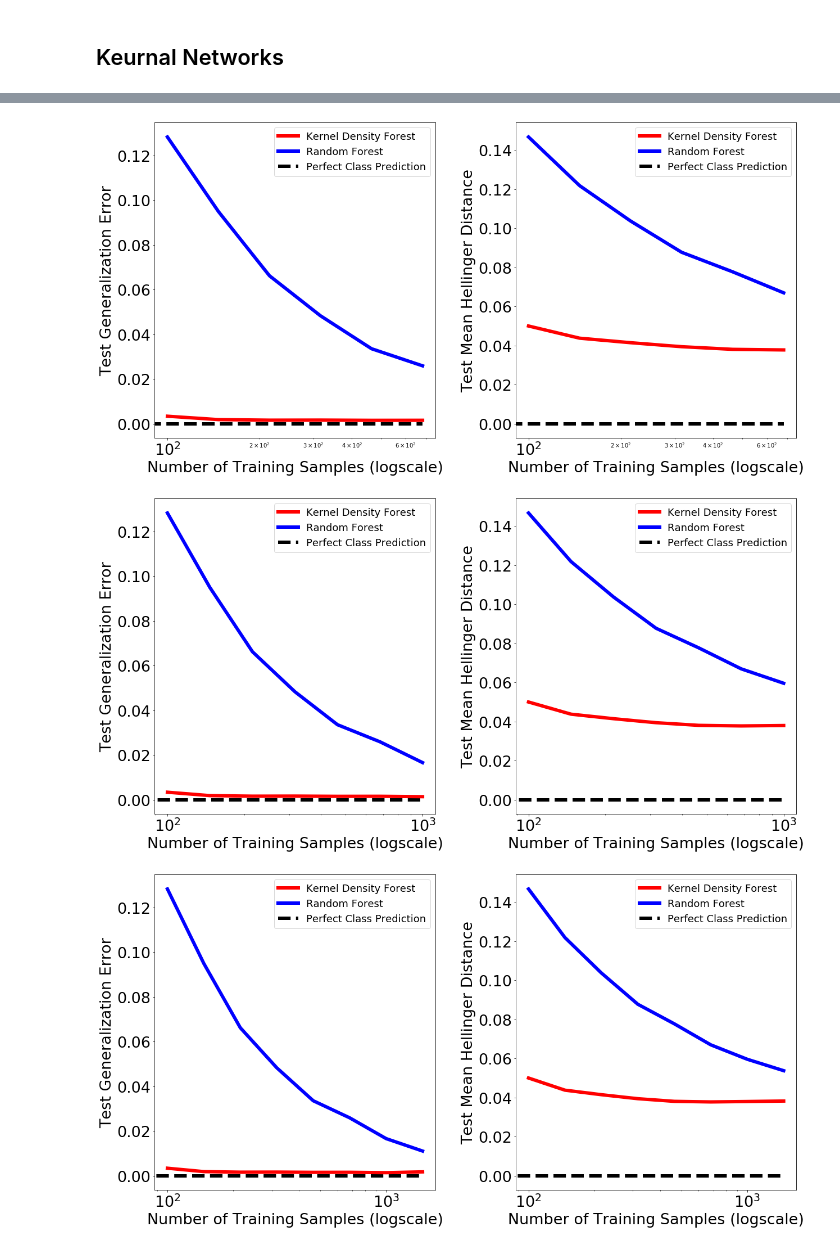
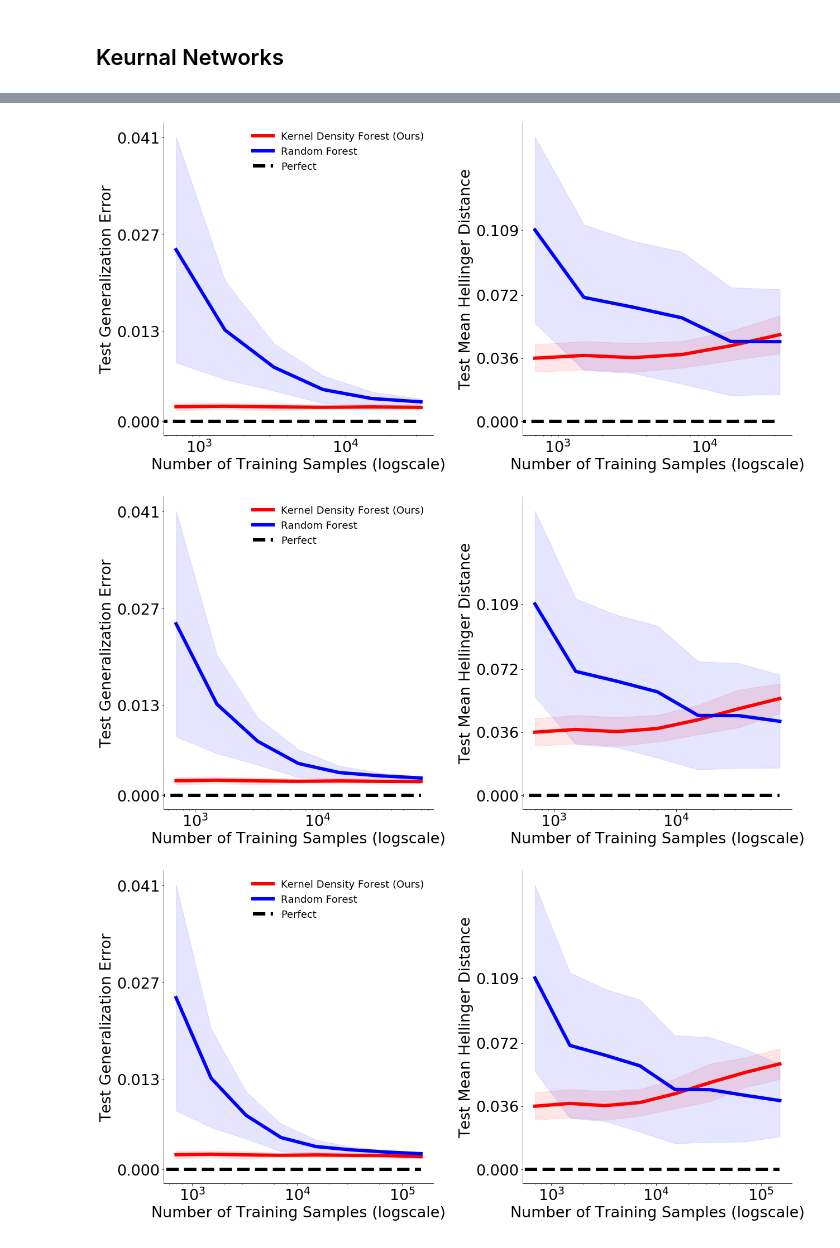
Before and after one commit to neurodata/kdg_will, a Jupyter notebook: notebooks/KDF.ipynb, the cells around one changed output, grey strips where cells are left out. Cells and saved outputs as stored; diff of their text form; code cells hidden in the pictures.

```diff
--- a/notebooks/KDF.ipynb
+++ b/notebooks/KDF.ipynb
@@ -34,14 +34,14 @@ num_trials = 500
 ## Keurnal Networks
 # %%
 def train_AKN(X, y):
-    X_transform, X, y_transform, y = train_test_split(X, y, test_size = .75)
+    X_transform, X, y_transform, y = train_test_split(X, y, test_size = .9)
     #X_transform, y_transform = X, y
     rfc = RandomForestClassifier(n_estimators = n_estimators,
                                    max_depth = max_depth)
 
     rfc.fit(X, y)
 
-    predicted_leaf_ids_across_trees = [keras.utils.to_categorical(np.unique(tree.apply(X), return_inverse = True)[1]) for tree_idx, tree in enumerate(rfc.estimators_)]
+    predicted_leaf_ids_across_trees = [np.unique(tree.apply(X), return_inverse = True)[1] for tree_idx, tree in enumerate(rfc.estimators_)]
 
     return KDG().fit(X, y, predicted_leaf_ids_across_trees)
 # %%
@@ -56,8 +56,8 @@ def generate_gaussian_parity(n):
     np.random.shuffle(random_indices_order)
     return X[random_indices_order], np.array(y[random_indices_order]).astype('int')
 # %%
-xx, yy = np.meshgrid(np.arange(-2, 2, 4 / 100),
-                      np.arange(-2, 2, 4 / 100))
+xx, yy = np.meshgrid(np.arange(-3, 3, 6 / 100),
+                      np.arange(-3, 3, 6 / 100))
 
 def pdf(x):
     mu01, mu02, mu11, mu12 = [[-1, -1], [1, 1], [-1, 1], [1, -1]]
@@ -84,11 +84,10 @@ def hellinger_explicit(p, q):
     """
     return np.mean(np.sqrt(np.sum((np.sqrt(p) - np.sqrt(q)) ** 2, axis = 1)) / np.sqrt(2))
 # %%
-X, y = generate_gaussian_parity(n = int(1e5))
-X_test, y_test = generate_gaussian_parity(n = 1000)
+X, y = generate_gaussian_parity(n = int(1e6))
 # %%
 def get_network_y_proba(X, y, n, X_test):
-    random_indices = np.random.choice(len(X), int(n))
+    random_indices = np.random.choice(len(X), int(n), replace = False)
     X, y = X[random_indices], y[random_indices]
     rfc = RandomForestClassifier(n_estimators = n_estimators,
                                    max_depth = max_depth)
@@ -98,7 +97,7 @@ def get_network_y_proba(X, y, n, X_test):
 
 
 def get_KDE_y_proba(X, y, n, X_test):
-    random_indices = np.random.choice(len(X), int(n))
+    random_indices = np.random.choice(len(X), int(n), replace = False)
     X, y = X[random_indices], y[random_indices]
     kdg = train_AKN(X, y)
     y_proba_unnormalized = kdg.predict_proba(X_test, pooling = "class")
@@ -132,7 +131,7 @@ network_brier_means = []
 
 KDE_brier_stds = []
 network_brier_stds = []
-n_ra = np.logspace(2, 3.5, num = 10, base = 10)
+n_ra = np.logspace(3, np.log10(len(X)), num = 10, base = 10) * 0.7
 ticks = np.arange(np.min(n_ra), np.max(n_ra), step = int((np.max(n_ra) - np.min(n_ra)) // 4))
 ticks_ra = np.array([int(str(tick)[:1]) * 10 ** int(np.log10(tick)) for tick in ticks])
 for n in tqdm(n_ra):
@@ -141,7 +140,7 @@ for n in tqdm(n_ra):
     KDE_briers_across_trials = []
     network_briers_across_trials = []
     for trial_idx in tqdm(range(num_trials)):
-        X_train, X_test, y_train, y_test = train_test_split(X, y, test_size = 1 / num_trials)
+        X_train, X_test, y_train, y_test = train_test_split(X, y)
         KDE_y_proba = get_KDE_y_proba(X_train, y_train, n, X_test)
         network_y_proba = get_network_y_proba(X, y, n, X_test)
 
@@ -154,29 +153,62 @@ for n in tqdm(n_ra):
     KDE_acc_means.append(clipped_mean(KDE_accs_across_trials))
     network_acc_means.append(clipped_mean(network_accs_across_trials))
 
-    KDE_brier_means.append(clipped_mean(KDE_briers_across_trials, low = 0, high = 25))
-    network_brier_means.append(clipped_mean(network_briers_across_trials, low = 0, high = 25))
+    KDE_brier_means.append(clipped_mean(KDE_briers_across_trials))
+    network_brier_means.append(clipped_mean(network_briers_across_trials))
+
+    KDE_acc_stds.append(np.std(KDE_accs_across_trials))
+    network_acc_stds.append(np.std(network_accs_across_trials))
+
+    KDE_brier_stds.append(np.std(KDE_briers_across_trials))
+    network_brier_stds.append(np.std(network_briers_across_trials))
 
     figs, ax = plt.subplots(1, 2, figsize = (18, 9))
     figs.set_facecolor("white")
 
     ax[0].tick_params(axis='both', which='major', labelsize=27)
-    ax[0].plot(n_ra[:len(KDE_acc_means)] , 1 - np.array(KDE_acc_means), label = "Kernel Density Forest", c = "red")
+    ax[0].plot(n_ra[:len(KDE_acc_means)] , 1 - np.array(KDE_acc_means), label = "Kernel Density Forest (Ours)", c = "red")
     ax[0].plot(n_ra[:len(KDE_acc_means)], 1 - np.array(network_acc_means), label = "Random Forest", c = "blue")
-    ax[0].hlines(0.0, 0, n_ra[len(KDE_acc_means) - 1], linestyle = "dashed", label = "Perfect Class Prediction", color = "black")
-    ax[0].legend(fontsize = 18, loc = "upper right")
+    ax[0].hlines(0.0, 0, n_ra[len(KDE_acc_means) - 1], linestyle = "dashed", label = "Perfect", color = "black")
+    ax[0].legend(fontsize = 18, loc = "upper right", frameon = False)
     ax[0].set_xlabel("Number of Training Samples (logscale)", fontsize = 27)
     ax[0].set_ylabel("Test Generalization Error", fontsize = 27)
     ax[0].set_xscale("log")
+    ax[0].fill_between(n_ra[:len(KDE_acc_means)],
+                   1 - np.array(KDE_acc_means) - np.array(KDE_acc_stds),
+                   1 - np.array(KDE_acc_means) + np.array(KDE_acc_stds),
+                   alpha = .1,
+                   color = "red")
+    ax[0].fill_between(n_ra[:len(KDE_acc_means)],
+                   1 - np.array(network_acc_means) - np.array(network_acc_stds),
+                   1 - np.array(network_acc_means) + np.array(network_acc_stds),
+                   alpha = .1,
+                   color = "blue")
+    yticks_range = np.arange(0, 1 - network_acc_means[0] + network_acc_stds[0], (1 - network_acc_means[0] + network_acc_stds[0]) / 100)
+    ax[0].set_yticks([round(np.percentile(yticks_range, p), 3) for p in [0, 33, 66, 100]])
+    for side in {"right", "top"}:
+            ax[0].spines[side].set_visible(False)
 
     ax[1].tick_params(axis='both', which='major', labelsize=27)
-    ax[1].plot(n_ra[:len(KDE_acc_means)] , KDE_brier_means, label = "Kernel Density Forest", c = "red")
-    ax[1].plot(n_ra[:len(KDE_acc_means)], network_brier_means, label = "Random Forest", c = "blue")
-    ax[1].hlines(0.0, 0, n_ra[len(KDE_acc_means) - 1], linestyle = "dashed", label = "Perfect Class Prediction", color = "black")
-    ax[1].legend(fontsize = 18, loc = "upper right")
+    ax[1].plot(n_ra[:len(KDE_acc_means)] , KDE_brier_means, c = "red")
+    ax[1].plot(n_ra[:len(KDE_acc_means)], network_brier_means, c = "blue")
+    ax[1].hlines(0.0, 0, n_ra[len(KDE_acc_means) - 1], linestyle = "dashed", color = "black")
     ax[1].set_xlabel("Number of Training Samples (logscale)", fontsize = 27)
     ax[1].set_ylabel("Test Mean Hellinger Distance", fontsize = 27)
     ax[1].set_xscale("log")
+    ax[1].fill_between(n_ra[:len(KDE_brier_means)],
+               np.array(KDE_brier_means) - np.array(KDE_brier_stds),
+               np.array(KDE_brier_means) + np.array(KDE_brier_stds),
+               alpha = .1,
+               color = "red")
+    ax[1].fill_between(n_ra[:len(KDE_brier_means)],
+                   np.array(network_brier_means) - np.array(network_brier_stds),
+                   np.array(network_brier_means) + np.array(network_brier_stds),
+                   alpha = .1,
+                   color = "blue")
+    yticks_range = np.arange(0, np.max(network_brier_means), np.max(network_brier_means) / 100)
+    ax[1].set_yticks([round(np.percentile(yticks_range, p), 3) for p in [0, 33, 66, 100]])
+    for side in {"right", "top"}:
+            ax[1].spines[side].set_visible(False)
 
     figs.tight_layout()
 
@@ -190,3 +222,3 @@ for n in tqdm(n_ra):
-[figure, old version]
+[figure, new version]
-[figure, old version]
+[figure, new version]
-[figure, old version]
+[figure, new version]
```
Also changed, not shown: parts of 3 cells of this notebook, 5 other files.
